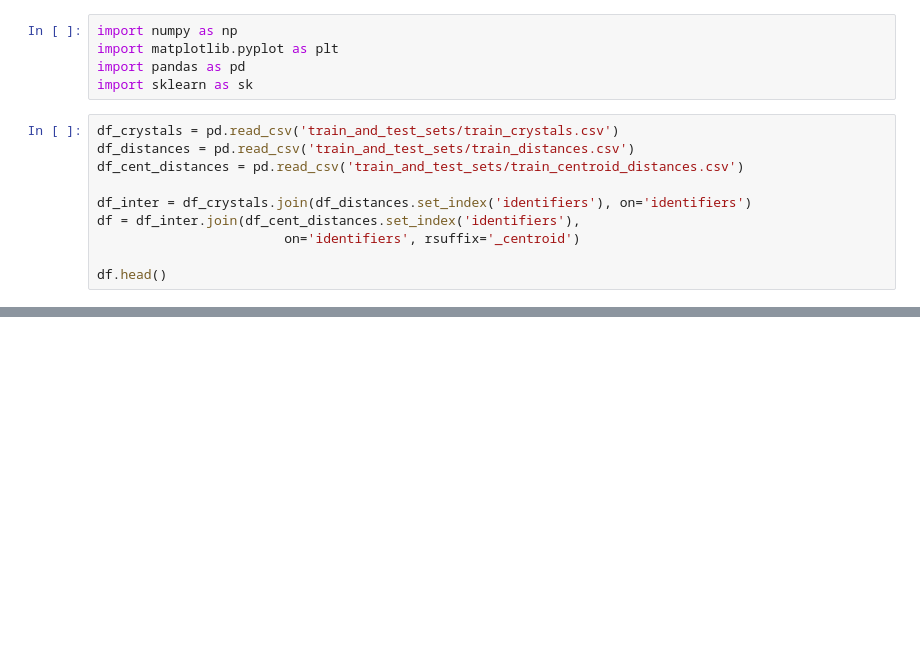
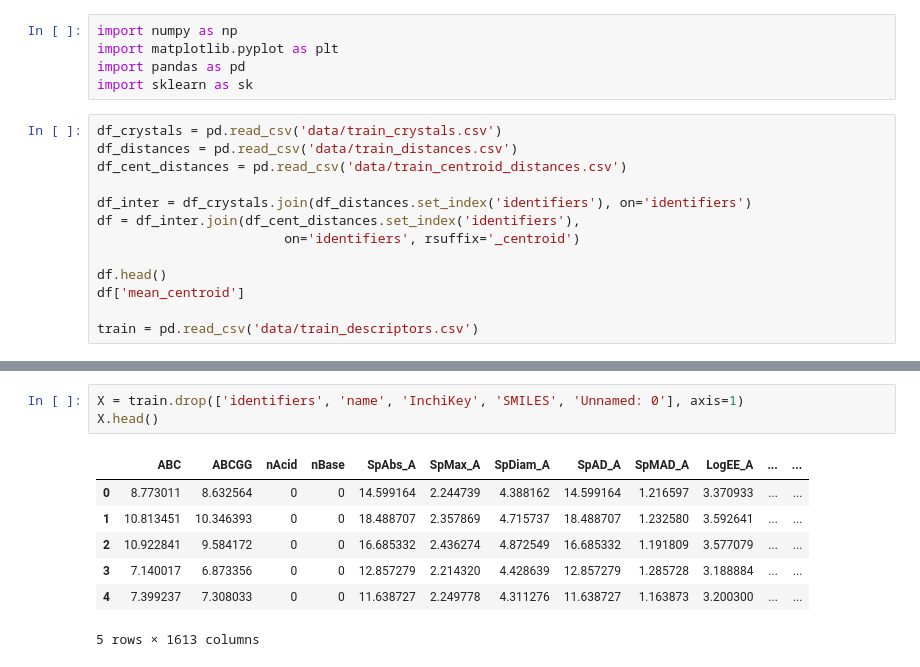
Before and after one commit to Imperial-CMTH/digifab-datathon, a Jupyter notebook: Milan/centroid_distances_mean.ipynb, the cells around one changed output, grey strips where cells are left out. Saved outputs shown, nothing was run; the diff lists cells and outputs as text; blank space fills up the shorter version.

```diff
--- a/Milan/centroid_distances_mean.ipynb
+++ b/Milan/centroid_distances_mean.ipynb
@@ -4,12 +4,15 @@ import matplotlib.pyplot as plt
 import pandas as pd
 import sklearn as sk
 # %%
-df_crystals = pd.read_csv('train_and_test_sets/train_crystals.csv')
-df_distances = pd.read_csv('train_and_test_sets/train_distances.csv')
-df_cent_distances = pd.read_csv('train_and_test_sets/train_centroid_distances.csv')
+df_crystals = pd.read_csv('data/train_crystals.csv')
+df_distances = pd.read_csv('data/train_distances.csv')
+df_cent_distances = pd.read_csv('data/train_centroid_distances.csv')
 
 df_inter = df_crystals.join(df_distances.set_index('identifiers'), on='identifiers')
 df = df_inter.join(df_cent_distances.set_index('identifiers'),
                         on='identifiers', rsuffix='_centroid')
 
 df.head()
+df['mean_centroid']
+
+train = pd.read_csv('data/train_descriptors.csv')
@@ -25,0 +29,11 @@ from rdkit import
+# %%
+X = train.drop(['identifiers', 'name', 'InchiKey', 'SMILES', 'Unnamed: 0'], axis=1)
+X.head()
+# %% [output]
+|  | ABC | ABCGG | nAcid | nBase | SpAbs_A | SpMax_A | SpDiam_A | SpAD_A | SpMAD_A | LogEE_A | ... | ... |
+| 0 | 8.773011 | 8.632564 | 0 | 0 | 14.599164 | 2.244739 | 4.388162 | 14.599164 | 1.216597 | 3.370933 | ... | ... |
+| 1 | 10.813451 | 10.346393 | 0 | 0 | 18.488707 | 2.357869 | 4.715737 | 18.488707 | 1.232580 | 3.592641 | ... | ... |
+| 2 | 10.922841 | 9.584172 | 0 | 0 | 16.685332 | 2.436274 | 4.872549 | 16.685332 | 1.191809 | 3.577079 | ... | ... |
+| 3 | 7.140017 | 6.873356 | 0 | 0 | 12.857279 | 2.214320 | 4.428639 | 12.857279 | 1.285728 | 3.188884 | ... | ... |
+| 4 | 7.399237 | 7.308033 | 0 | 0 | 11.638727 | 2.249778 | 4.311276 | 11.638727 | 1.163873 | 3.200300 | ... | ... |
+5 rows × 1613 columns
```
Also changed, not shown: parts of 8 cells of this notebook.
